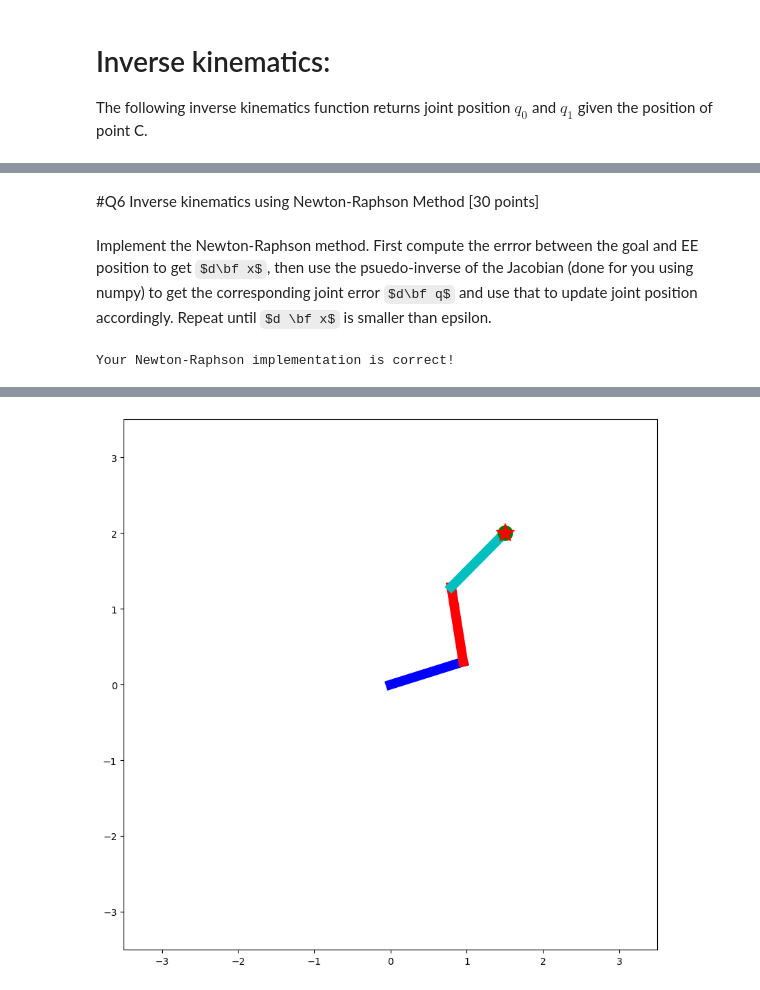
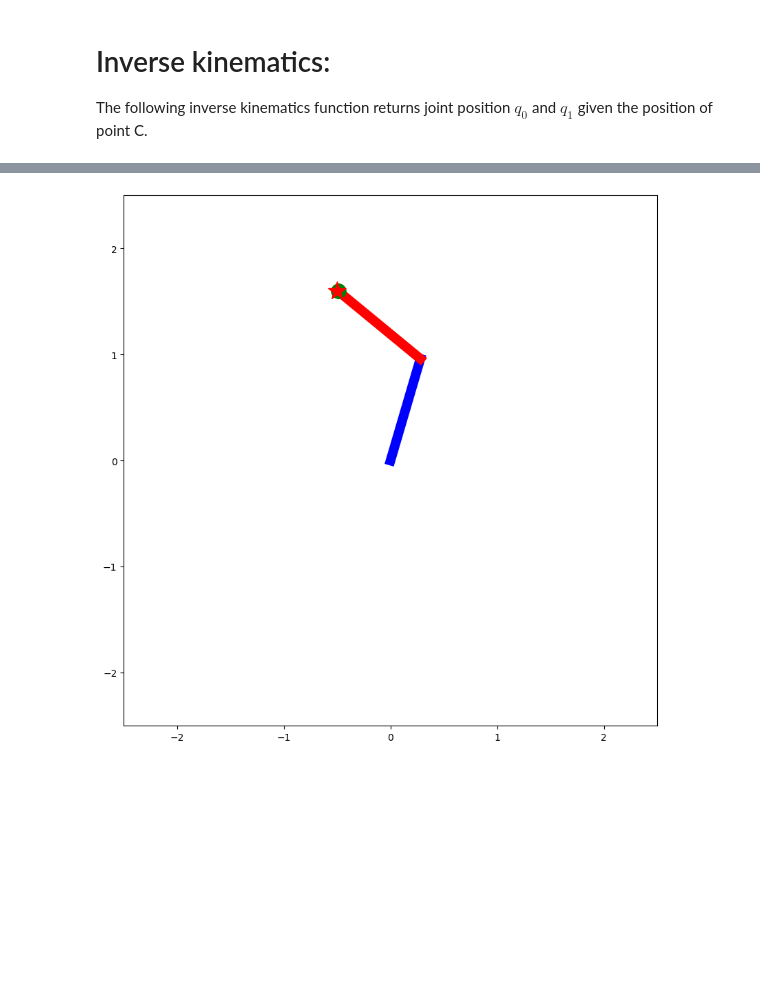
Before and after one commit to mkulker/cs403Final, a Jupyter notebook: Lectures/Lecture_planar_manipulator.ipynb, the cells around one changed output, grey strips where cells are left out. Saved outputs shown, nothing was run; the diff lists cells and outputs as text; code cells hidden in the pictures; some formulas as TeX source; blank space fills up the shorter version.

```diff
--- a/Lectures/Lecture_planar_manipulator.ipynb
+++ b/Lectures/Lecture_planar_manipulator.ipynb
@@ -25,7 +25,7 @@ def forward_kinematics(q, l1=1, l2=1):
   y = l1*np.sin(q0) + l2*np.sin(q0+q1)
   return np.array([x,y])
 # %%
-def plot_planar_manipulator(q, l1, l2, eff_path=None, target=None):
+def plot_planar_manipulator(q, l1=1, l2=1, eff_path=None, target=None, interval = 100):
   fig= plt.figure(figsize=(10,10))
   ax = plt.subplot(1,1,1)
 
@@ -44,7 +44,7 @@ def plot_planar_manipulator(q, l1, l2, eff_path=None, target=None):
 
 
   def drawFrame(k):
-    k = 100*k
+    k = interval*k
     q0, q1 = q[k]
 
     rA = [0, 0]
@@ -55,7 +55,7 @@ def plot_planar_manipulator(q, l1, l2, eff_path=None, target=None):
     link2.set_data([rB[0], rC[0]], [rB[1], rC[1]])
     eff.set_data([rC[0], rC[0]],[rC[1], rC[1]])
     return link1, link2, eff
-  anim = animation.FuncAnimation(fig, drawFrame, frames=75, interval=100, blit=True)
+  anim = animation.FuncAnimation(fig, drawFrame, frames=len(q)//interval, interval=100, blit=True)
   return anim
 # %%
 N = 8000
@@ -127,7 +76,0 @@ Use geometry to find the End Effector (EE) position in terms of joint coordinate
-# %%
-def forward_kinematics(q, l1=1, l2=1, l3=1):
-  q0, q1, q2 = q
-  # Put your code here
-  ...
-
-  return np.array([x,y,theta])
@@ -216,51 +77,64 @@ $$
 # %%
 # Returns a function that can be used to get jacobian at the current state
-def get_jacobian(q, l1=1, l2=1, l3=1):
+def get_jacobian(q, l1=1, l2=1):
   # Use these variables and the link lengths in function def
-  q0, q1, q2 = q
-  J = [[], [], []]
+  q0, q1 = q
+  J = [[], []]
   J[0] = [-l1*np.sin(q0)-l2*np.sin(q0+q1), -l2*np.sin(q0+q1)]
   J[1] = [l1*np.cos(q0)+l2*np.cos(q0+q1), l2*np.cos(q0+q1)]
 
   return np.array(J)
-# %% [markdown]
-#Q6 Inverse kinematics using Newton-Raphson Method [30 points]
-# %% [markdown]
-
-Implement the Newton-Raphson method. First compute the errror between the goal and EE position to get $d\bf x$, then use the psuedo-inverse of the Jacobian (done for you using numpy) to get the corresponding joint error $d\bf q$ and use that to update joint position accordingly. Repeat until $d \bf x$ is smaller than epsilon.
 # %%
 def newton_IK(x_goal, q_init):
   # array to hold joint position iterations
   q_anim = []
 
   # Choose an initial guess for joint position,
   q_sol = q_init
 
   q_anim += [q_sol.copy()]
-  # Put your code here:
-  ...
 
+  # Compute error between goal and current EE position
+  d_x = x_goal - forward_kinematics(q_sol) # Your code here
+
+  # Small value at which we stop iterating if the error is smaller
+  epsilon = 0.01
+  step_size = 0.1
+  iter = 0
+  # Complete while loop
+  while np.linalg.norm(d_x) > epsilon and iter < 100:
+
+    # Get Jacobian at current joint position
+    J = get_jacobian(q_sol)
+
+    # Get Jacobian psuedo-inverse
+    J_I = np.linalg.pinv(J)
+
+    # Compute change in joint position using corresponding
+    #  change in EE position
+    d_q = np.matmul(J_I, d_x) # Your answers here
+
+    # Update joint position
+    q_sol = q_sol + step_size * d_q # Your answers here
+
+
+    q_anim += [q_sol.copy()]
+
+    # Update error between goal and current EE position
+    d_x = x_goal - forward_kinematics(q_sol) # Your answers here
+
+    iter += 1
   # Returns final joint position and joint data for animation
   return (q_sol, q_anim)
 
 
 
 # A test to see if your implementation is correct
-x_goal = np.array([1.5, 2, pi/4])
-q_sol, q_anim = newton_IK(x_goal, np.array([0.5, 0.5, 0.5]))
-sol = [0.31012806, 1.42090816, -0.94563806]
-same = True
-for i in range(3):
-    if abs(sol[i] - qi[i]) > 0.02:
-      same = False
-if same:
-    print("Your Newton-Raphson implementation is correct!")
-else:
-    print("Your Newton-Raphson implementation is NOT correct!")
+x_goal = np.array([-0.5, 1.6])
+q_sol, q_anim = newton_IK(x_goal, np.array([0.5, 0.5]))
 
-anim = plot_planar_manipulator(np.array(q_anim), L1, L2, L3, target=x_goal, interval= 1)
+anim = plot_planar_manipulator(np.array(q_anim), target=x_goal, interval= 1)
 HTML(anim.to_html5_video())
 # %% [output]
-Your Newton-Raphson implementation is correct!
 [interactive output not drawn]
-[figure, old version]
+[figure, new version]
```
Also changed, not shown: parts of 12 cells of this notebook.
